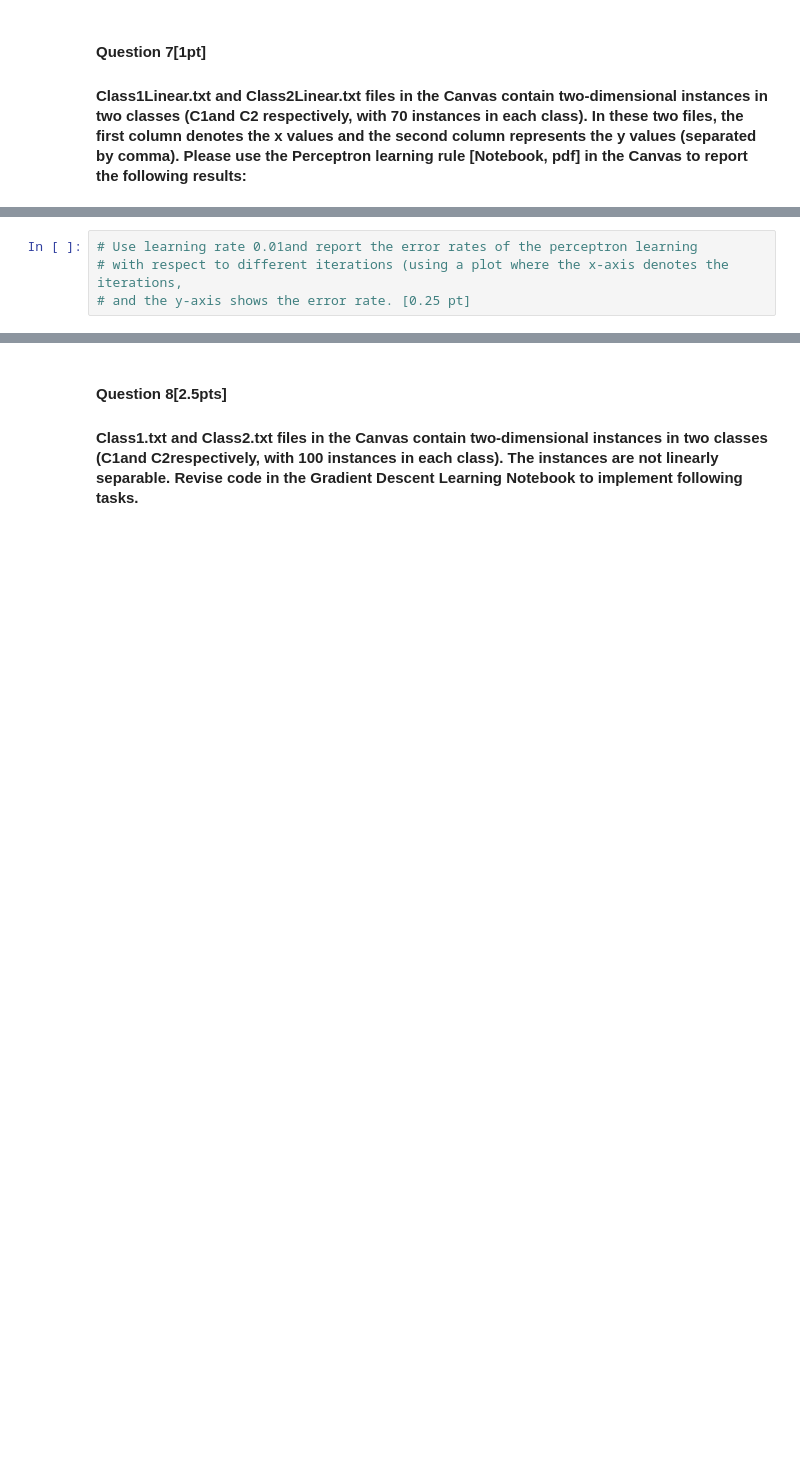
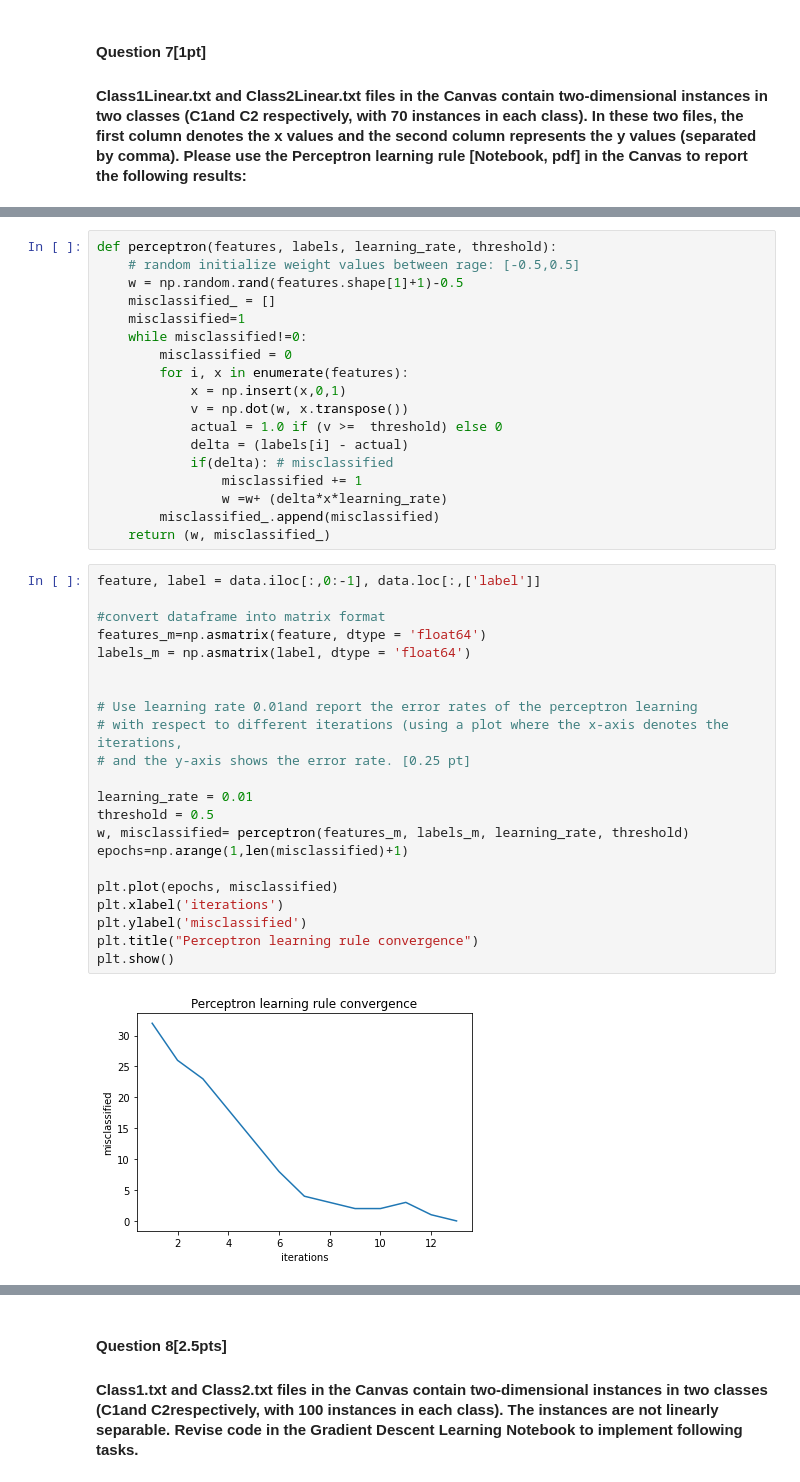
Before and after one commit to HsinTingHo/CAP6619-Deep-Learning, a Jupyter notebook: A2_Perceptron learning rule and gradient descent learning rule/Assignment2 - Perceptron learning rule and gradient descent learning rule.ipynb, the cells around one changed output, grey strips where cells are left out. Drawn from its saved outputs; the diff is of its cells as text; blank space fills up the shorter version.

Commit message:
add perceptron learning & gradient decent code. Compare the covergence rate and runtime between 2 algs

```diff
--- a/A2_Perceptron learning rule and gradient descent learning rule/Assignment2 - Perceptron learning rule and gradient descent learning rule.ipynb
+++ b/A2_Perceptron learning rule and gradient descent learning rule/Assignment2 - Perceptron learning rule and gradient descent learning rule.ipynb
@@ -110,7 +129,45 @@ Therefore,
+# %%
+def perceptron(features, labels, learning_rate, threshold):
+    # random initialize weight values between rage: [-0.5,0.5]
+    w = np.random.rand(features.shape[1]+1)-0.5
+    misclassified_ = []
+    misclassified=1
+    while misclassified!=0:
+        misclassified = 0
+        for i, x in enumerate(features):
+            x = np.insert(x,0,1)
+            v = np.dot(w, x.transpose())
+            actual = 1.0 if (v >=  threshold) else 0
+            delta = (labels[i] - actual)
+            if(delta): # misclassified
+                misclassified += 1
+                w =w+ (delta*x*learning_rate)
+        misclassified_.append(misclassified)
+    return (w, misclassified_)
 # %%
+feature, label = data.iloc[:,0:-1], data.loc[:,['label']]
+
+#convert dataframe into matrix format
+features_m=np.asmatrix(feature, dtype = 'float64')
+labels_m = np.asmatrix(label, dtype = 'float64')
+
+
 # Use learning rate 0.01and report the error rates of the perceptron learning
 # with respect to different iterations (using a plot where the x-axis denotes the iterations,
 # and the y-axis shows the error rate. [0.25 pt]
+
+learning_rate = 0.01
+threshold = 0.5
+w, misclassified= perceptron(features_m, labels_m, learning_rate, threshold)
+epochs=np.arange(1,len(misclassified)+1)
+
+plt.plot(epochs, misclassified)
+plt.xlabel('iterations')
+plt.ylabel('misclassified')
+plt.title("Perceptron learning rule convergence")
+plt.show()
+# %% [output]
+[figure, added]
 # %%
 # Report final perceptron weight values and the slope and
 # y-intercept of the decision surface [0.25 pt]
```
Also changed, not shown: parts of 24 cells of this notebook, 1 other file.
